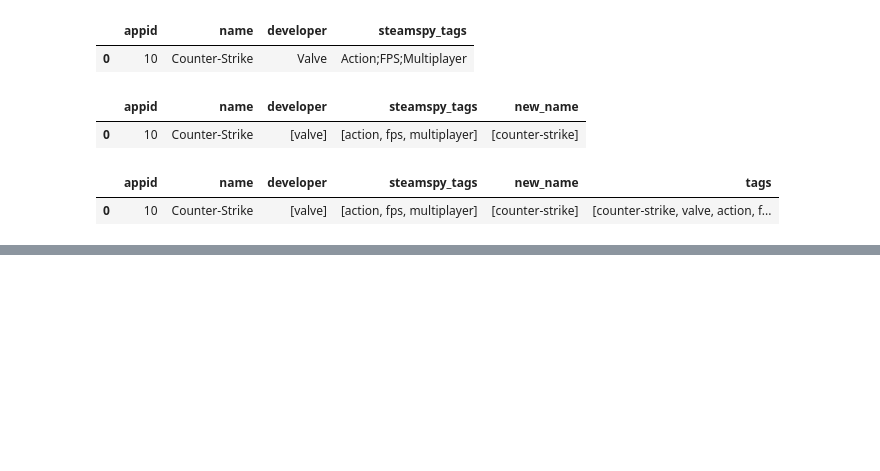
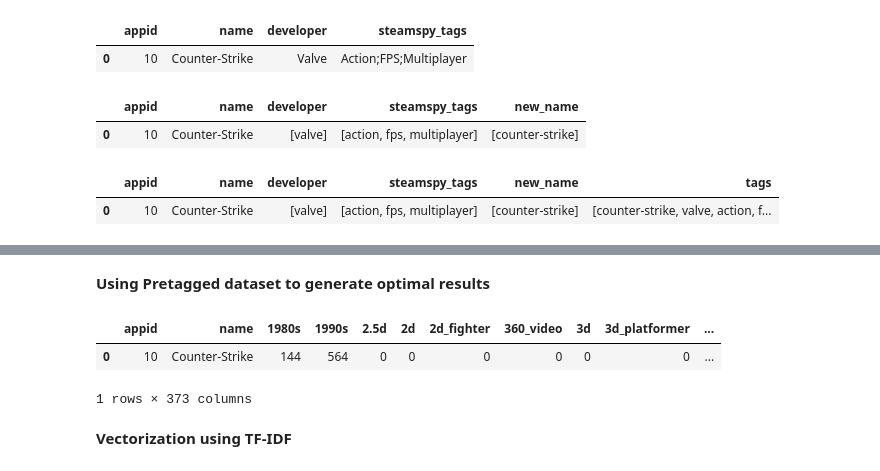
Before and after one commit to Tarun2733/game-recommendation-system, a Jupyter notebook: gameModel.ipynb, the cells around one changed output, grey strips where cells are left out. Drawn from its saved outputs; the diff is of its cells as text; code cells hidden in the pictures; blank space fills up the shorter version.

Commit message:
Multiple ways to tag model and added TFIDF vectorization

```diff
--- a/gameModel.ipynb
+++ b/gameModel.ipynb
@@ -21,6 +21,10 @@ tags_df.head(1)
 |  | appid | 1980s | 1990s | 2.5d | 2d | 2d_fighter | 360_video | 3d | 3d_platformer | 3d_vision | ... |
 | 0 | 10 | 144 | 564 | 0 | 0 | 0 | 0 | 0 | 0 | 0 | ... |
 1 rows × 372 columns
+# %%
+#create a subset of game and merge it with tags_df
+subset = games[['appid','name']]
+tagged = pd.merge(subset, tags_df, on='appid')
 # %%
 print(tags_df.columns.tolist())
 # %% [output]
@@ -333,0 +257,10 @@ matrix = tfidf.fit_transform(df['tags']).toarray()
+# %% [markdown]
+**Using Pretagged dataset to generate optimal results**
+# %%
+tagged.head(1)
+# %% [output]
+|  | appid | name | 1980s | 1990s | 2.5d | 2d | 2d_fighter | 360_video | 3d | 3d_platformer | ... |
+| 0 | 10 | Counter-Strike | 144 | 564 | 0 | 0 | 0 | 0 | 0 | 0 | ... |
+1 rows × 373 columns
+# %% [markdown]
+**Vectorization using TF-IDF**
```
Also changed, not shown: parts of 84 cells of this notebook.
